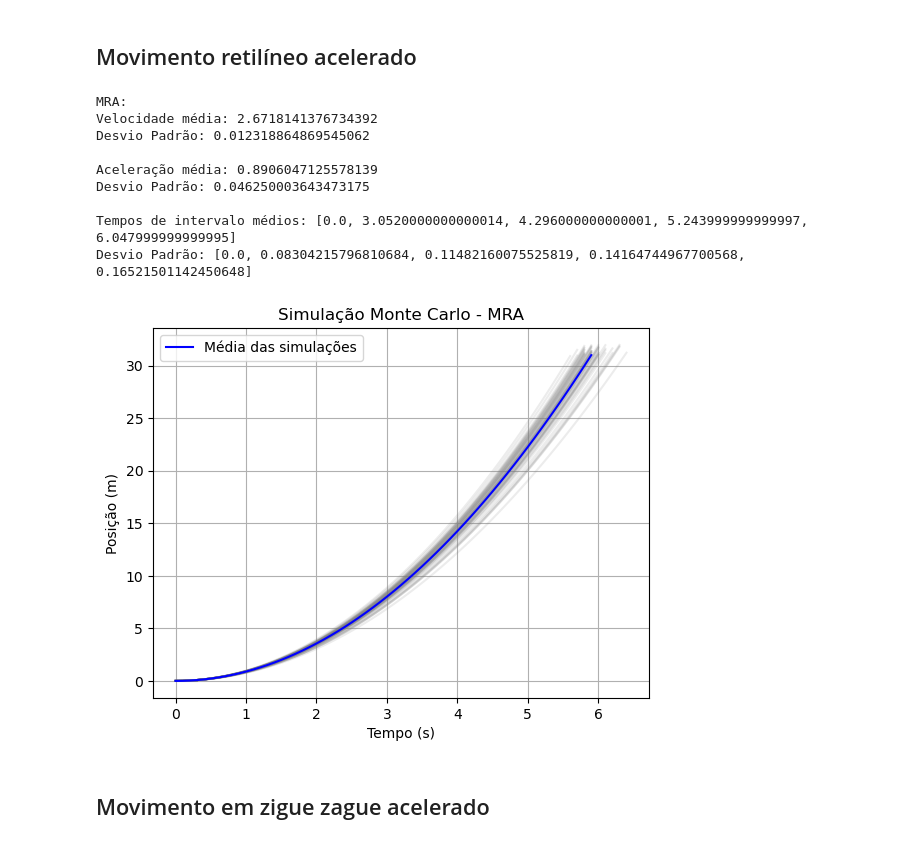
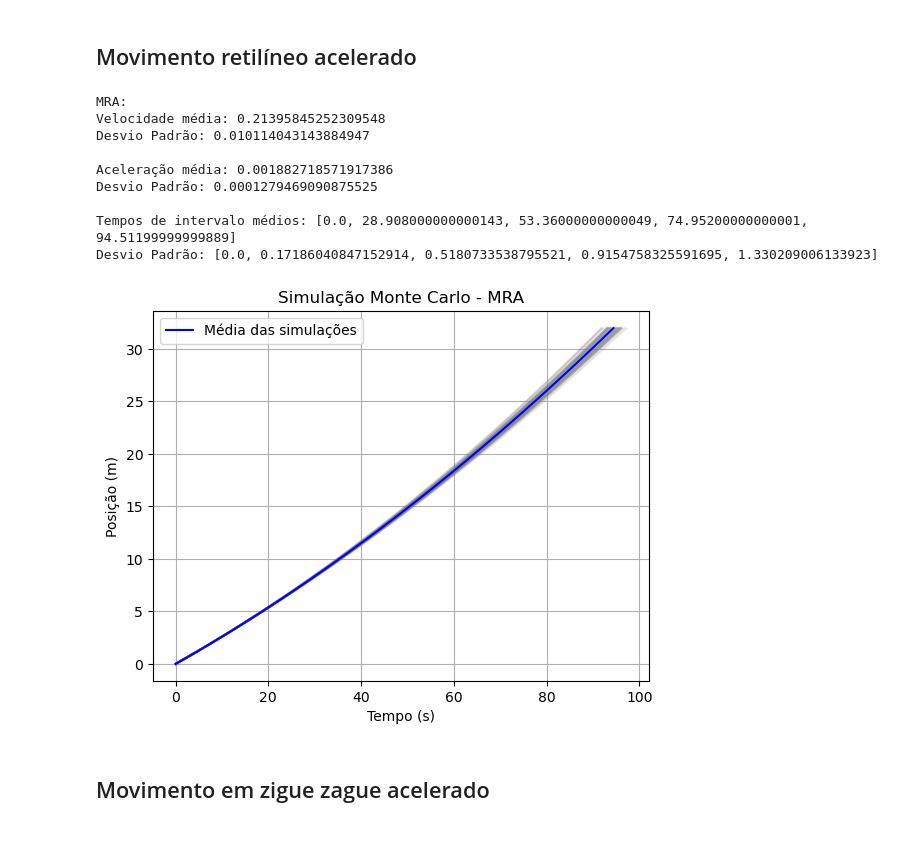
Before and after one commit to RafaBSales/MAC0209-EP2, a Jupyter notebook: ep2.ipynb, the cells around one changed output. Saved outputs shown, nothing was run; the diff lists cells and outputs as text; code cells hidden in the pictures.

```diff
--- a/ep2.ipynb
+++ b/ep2.ipynb
@@ -1259,7 +1259,7 @@ def simulacaoMRA(dt, a):
     s = 0
     t = 0
     c = 1
-    v = 0
+    v = 0.25
 
     while (s <= 32):
 
@@ -1269,8 +1269,8 @@ def simulacaoMRA(dt, a):
         i_tempos.append(t)
 
         t += dt
-        v = a * t
-        s = v * t
+        v = 0.25 + a * t
+        s = (0.25 * t) + (a*(t*t))/2
 
         if (last <= c*8 and s >= c*8):
             c += 1
@@ -1278,9 +1278,8 @@ def simulacaoMRA(dt, a):
 
     return(espaco, i_tempos, i_breaks, v/2)
 
-vel = 0
-acc = 0.895066305471439
-dp = 0.046620981063429
+acc = 0.00188170573054493
+dp = 0.000101915725772187
 
 simulacoes = 50
 dt = 0.1
@@ -1328,40 +1327,40 @@ print(f"Velocidade média: {vel_media}")
 print(f"Desvio Padrão: {vel_dp}\n")
 
 print(f"Aceleração média: {acc_media}")
 print(f"Desvio Padrão: {acc_dp}\n")
 
 print(f"Tempos de intervalo médios: {media_break}")
 print(f"Desvio Padrão: {dp_break}")
 
 df = pd.DataFrame(breaks, columns=['t0', 't1', 't2,', 't3', 't4'])
 df.to_csv('Dados/MRA_tempos.csv', index=False, decimal=',')
 
 data = {'velocidade': velocidades, 'aceleração': aceleracoes}
 df = pd.DataFrame(data)
 df.to_csv('Dados/MRA_dados.csv', index=False, decimal=',')
 
 for i in range(simulacoes):
     plt.plot(tempos[i], posicoes[i], color='gray', alpha=0.15)
 
 plt.plot(sim_media_t, sim_media_pos, color='blue', label="Média das simulações")
 
 plt.title(f"Simulação Monte Carlo - MRA")
 plt.xlabel("Tempo (s)")
 plt.ylabel("Posição (m)")
 plt.legend()
 plt.grid(True)
 plt.show()
 # %% [output]
 MRA:
-Velocidade média: 2.6718141376734392
-Desvio Padrão: 0.012318864869545062
+Velocidade média: 0.21395845252309548
+Desvio Padrão: 0.010114043143884947
 
-Aceleração média: 0.8906047125578139
-Desvio Padrão: 0.046250003643473175
+Aceleração média: 0.001882718571917386
+Desvio Padrão: 0.0001279469090875525
 
-Tempos de intervalo médios: [0.0, 3.0520000000000014, 4.296000000000001, 5.243999999999997, 6.047999999999995]
-Desvio Padrão: [0.0, 0.08304215796810684, 0.11482160075525819, 0.14164744967700568, 0.16521501142450648]
+Tempos de intervalo médios: [0.0, 28.908000000000143, 53.36000000000049, 74.95200000000001, 94.51199999999889]
+Desvio Padrão: [0.0, 0.17186040847152914, 0.5180733538795521, 0.9154758325591695, 1.330209006133923]
-[figure, old version]
+[figure, new version]
 # %% [markdown]
 ## Movimento em zigue zague acelerado
 # %%
```
Also changed, not shown: parts of 25 cells of this notebook.
